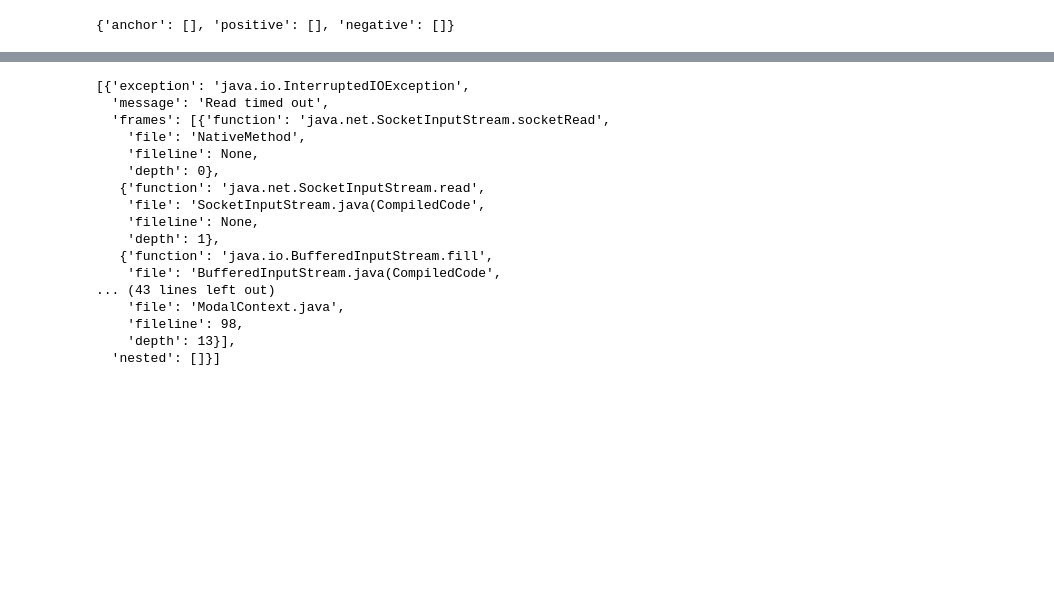
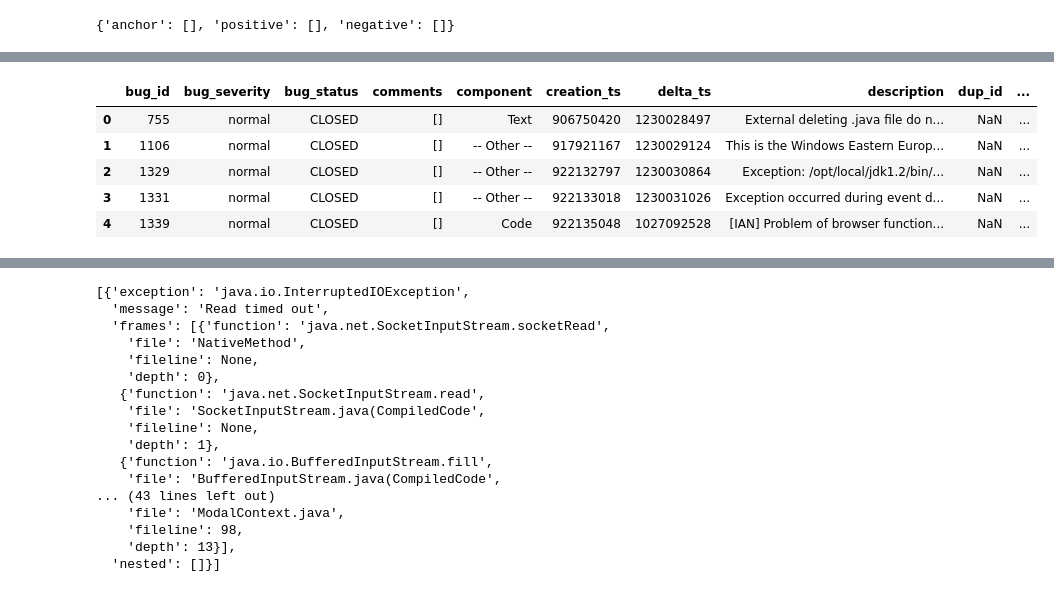
Before and after one commit to afifaniks/dedupt, a Jupyter notebook: src/analysis.ipynb, the cells around one changed output, grey strips where cells are left out. Drawn from its saved outputs; the diff is of its cells as text; code cells hidden in the pictures; blank space fills up the shorter version.

```diff
--- a/src/analysis.ipynb
+++ b/src/analysis.ipynb
@@ -366,0 +367,11 @@ df.head()
+# %%
+# Sort by creation_ts
+df = df.sort_values(by="creation_ts")
+df.head()
+# %% [output]
+|  | bug_id | bug_severity | bug_status | comments | component | creation_ts | delta_ts | description | dup_id | ... |
+| 0 | 755 | normal | CLOSED | [] | Text | 906750420 | 1230028497 | External deleting .java file do n... | NaN | ... |
+| 1 | 1106 | normal | CLOSED | [] | -- Other -- | 917921167 | 1230029124 | This is the Windows Eastern Europ... | NaN | ... |
+| 2 | 1329 | normal | CLOSED | [] | -- Other -- | 922132797 | 1230030864 | Exception: /opt/local/jdk1.2/bin/... | NaN | ... |
+| 3 | 1331 | normal | CLOSED | [] | -- Other -- | 922133018 | 1230031026 | Exception occurred during event d... | NaN | ... |
+| 4 | 1339 | normal | CLOSED | [] | Code | 922135048 | 1027092528 | [IAN] Problem of browser function... | NaN | ... |
```
Also changed, not shown: parts of 5 cells of this notebook, 1 other file.
